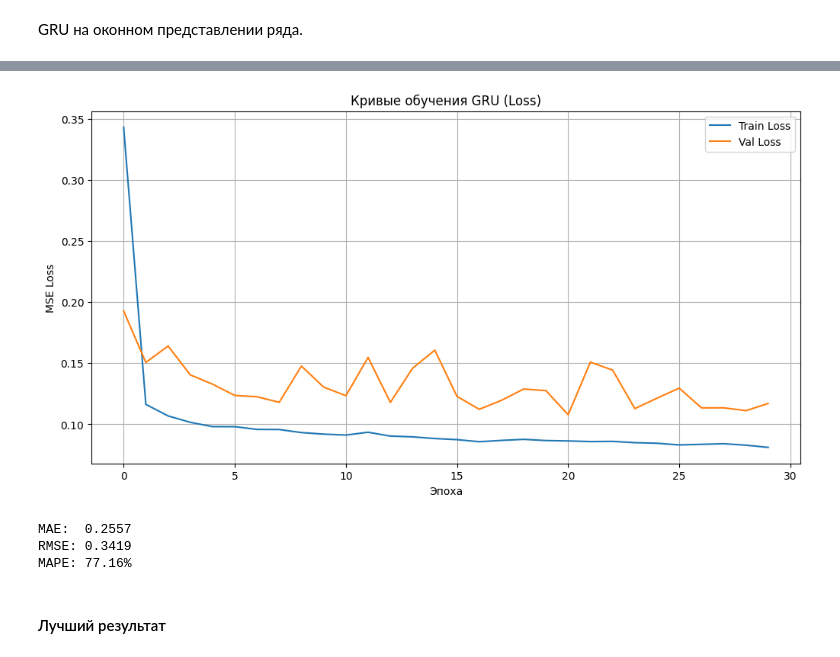
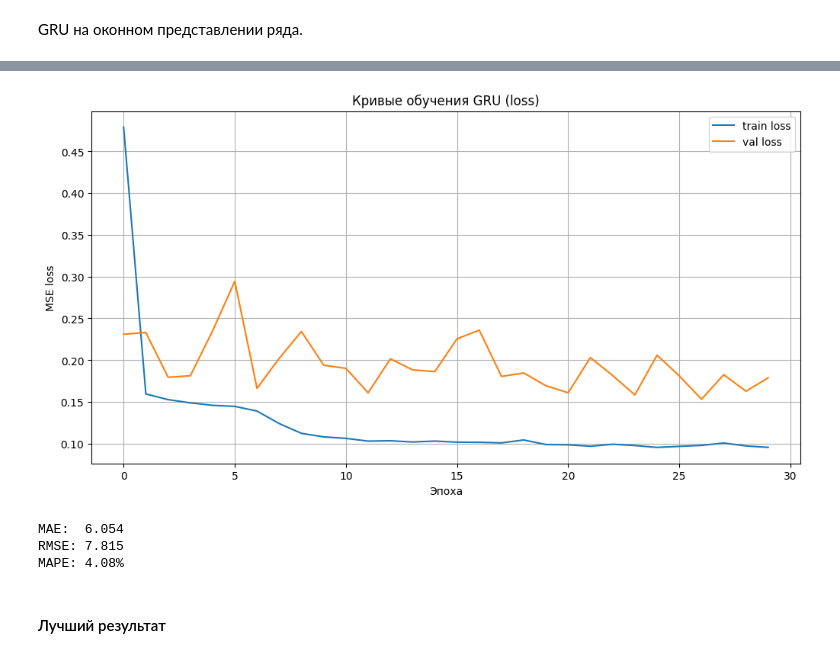
Before and after one commit to as-tar/mirea-aie-course, a Jupyter notebook: homeworks/HW12/HW12.ipynb, the cells around one changed output, grey strips where cells are left out. Saved outputs shown, nothing was run; the diff lists cells and outputs as text; code cells hidden in the pictures.

```diff
--- a/homeworks/HW12/HW12.ipynb
+++ b/homeworks/HW12/HW12.ipynb
@@ -103,4 +115,9 @@ plt.show()
 [figure]
 # %% [markdown]
 ### Корректный temporal split
+# %%
+@dataclass
+class SplitConfig:
+    train_frac: float = 0.70
+    val_frac: float = 0.15
 # %%
@@ -247,7 +265,7 @@ def train_epoch(model, loader, criterion, optimizer, device):
 
 
 @torch.no_grad()
-def evaluate(model, loader, criterion, device):
+def evaluate_loss(model, loader, criterion, device):
     model.eval()
     val_loss = 0
     y_true = []
@@ -264,11 +282,8 @@ def evaluate(model, loader, criterion, device):
     y_pred = np.array(y_pred)
 
     avg_loss = val_loss / len(loader.dataset)
-    mae = mean_absolute_error(y_true, y_pred)
-    rmse = root_mean_squared_error(y_true, y_pred)
-    mape = np.mean(np.abs((y_true - y_pred) / y_true)) * 100
 
-    return avg_loss, mae, rmse, mape
+    return avg_loss
 
 
 def train_model(model, train_loader, val_loader, epochs, lr, device, path="best_model.pth"):
@@ -276,25 +291,22 @@ def train_model(model, train_loader, val_loader, epochs, lr, device, path="best_
     optimizer = torch.optim.Adam(model.parameters(), lr=lr)
     criterion = nn.MSELoss()
 
-    history = {"train_loss": [], "val_loss": [], "val_mae": [], "val_rmse": [], "val_mape": []}
-    best_val_mae = float("inf")
+    history = {"train_loss": [], "val_loss": []}
+    best_val_loss = float("inf")
     best_state = None
 
     for epoch in range(1, epochs + 1):
         train_loss = train_epoch(model, train_loader, criterion, optimizer, device)
-        val_loss, val_mae, val_rmse, val_mape = evaluate(model, val_loader, criterion, device)
+        val_loss = evaluate_loss(model, val_loader, criterion, device)
 
         history["train_loss"].append(train_loss)
         history["val_loss"].append(val_loss)
-        history["val_mae"].append(val_mae)
-        history["val_rmse"].append(val_rmse)
-        history["val_mape"].append(val_mape)
 
-        if val_mae < best_val_mae:
-            best_val_mae = val_mae
+        if val_loss < best_val_loss:
+            best_val_loss = val_loss
             best_state = model.state_dict()
 
-        print(f"Epoch {epoch:02d} | train_loss={train_loss:.4f} | val_loss={val_loss:.4f} | val_mae={val_mae:.4f}")
+        print(f"Epoch {epoch:02d} | train_loss={train_loss:.4f} | val_loss={val_loss:.4f}")
 
     if best_state is not None:
         model.load_state_dict(best_state)
@@ -384,7 +403,7 @@ class GRUModel(nn.Module):
         out = self.fc(out[:, -1, :])
         return out
 # %%
-INPUT_DIM = len(feature_cols)
+INPUT_DIM = 1
 HIDDEN_DIM = 64
 NUM_LAYERS = 2
 EPOCHS = 30
@@ -421,12 +440,12 @@ Epoch 30 | train_loss=0.0809 | val_loss=0.1169 | val_mae=0.2557
 # %%
 plt.figure(figsize=(12, 6))
-plt.plot(history_r1['train_loss'], label='Train Loss')
-plt.plot(history_r1['val_loss'], label='Val Loss')
-plt.title('Кривые обучения GRU (Loss)')
-plt.xlabel('Эпоха')
-plt.ylabel('MSE Loss')
+plt.plot(history_r1["train_loss"], label="train loss")
+plt.plot(history_r1["val_loss"], label="val loss")
+plt.title("Кривые обучения GRU (loss)")
+plt.xlabel("Эпоха")
+plt.ylabel("MSE loss")
 plt.legend()
-plt.savefig("artifacts/figures/gru_learning_curves.png")
+plt.savefig("artifacts/figures/gru_learning_curves.png", dpi=150, bbox_inches="tight")
 plt.show()
 # %% [output]
-[figure, old version]
+[figure, new version]
@@ -433,11 +473,11 @@ plt.show()
 # %%
-val_loss, mae_r1_val, rmse_r1_val, mape_r1_val = evaluate(model_r1, val_loader, nn.MSELoss(), DEVICE)
+mae_r1, rmse_r1, mape_r1 = evaluate_metrics(model_r1, val_loader, DEVICE)
 
-print(f"MAE:  {mae_r1_val:.4f}")
-print(f"RMSE: {rmse_r1_val:.4f}")
-print(f"MAPE: {mape_r1_val:.2f}%")
+print(f"MAE:  {mae_r1:.3f}")
+print(f"RMSE: {rmse_r1:.3f}")
+print(f"MAPE: {mape_r1:.2f}%")
 # %% [output]
-MAE:  0.2557
-RMSE: 0.3419
-MAPE: 77.16%
+MAE:  6.054
+RMSE: 7.815
+MAPE: 4.08%
 # %%
```
Also changed, not shown: parts of 35 cells of this notebook, 8 other files.
